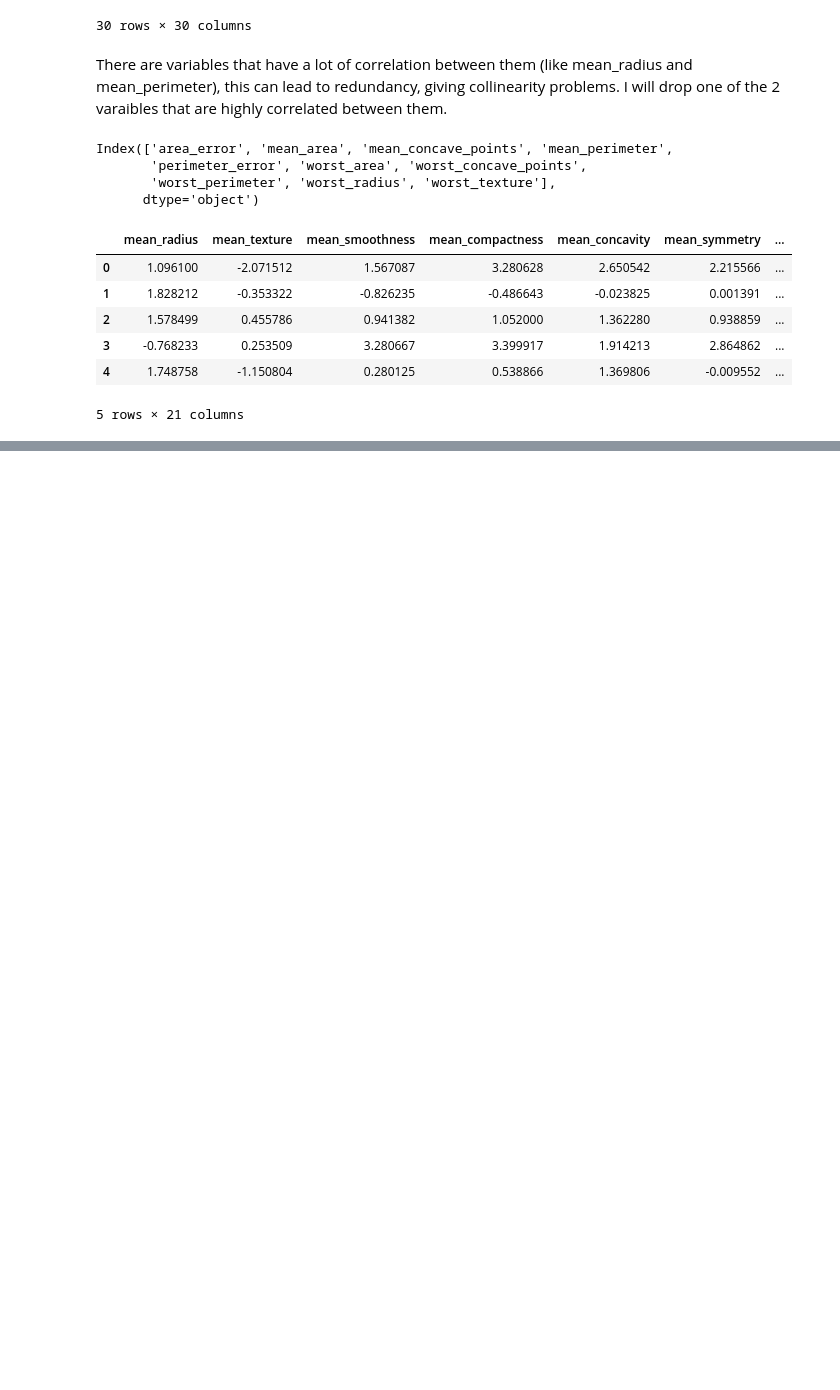
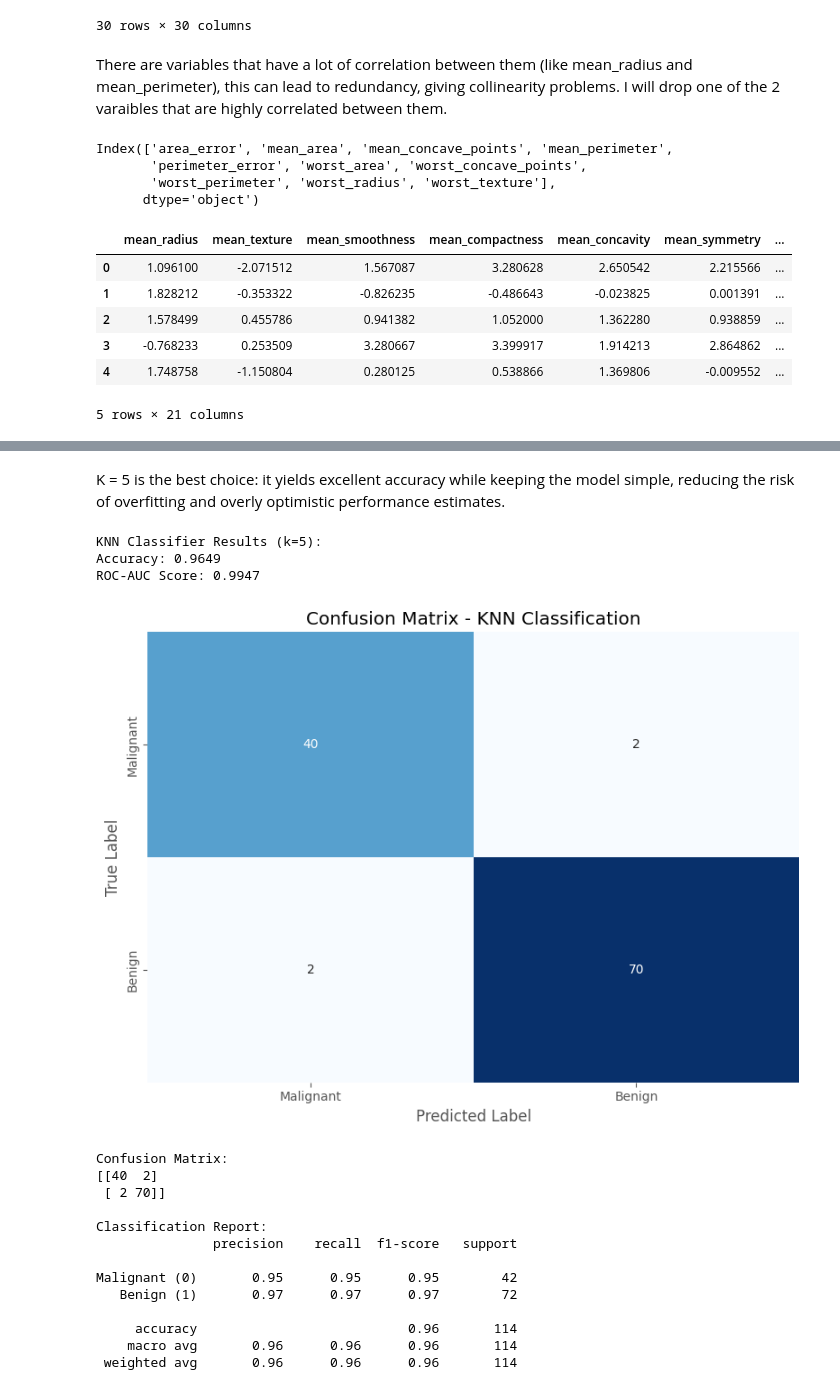
Before and after one commit to Blanqui04/Scientific-Programming-Final-Project---Group-C, a Jupyter notebook: Task1.ipynb, the cells around one changed output, grey strips where cells are left out. Drawn from its saved outputs; the diff is of its cells as text; code cells hidden in the pictures; blank space fills up the shorter version.

```diff
--- a/Task1.ipynb
+++ b/Task1.ipynb
@@ -231,0 +322,56 @@ cleaned_df.head()
+# %% [markdown]
+K = 5 is the best choice: it yields excellent accuracy while keeping the model simple, reducing the risk of overfitting and overly optimistic performance estimates.
+# %%
+# We train the KNN model with k=5
+knn = KNeighborsClassifier(n_neighbors=5)
+knn.fit(X_train, y_train)
+
+y_pred = knn.predict(X_test)
+y_pred_proba = knn.predict_proba(X_test)[:, 1]
+
+# We calculate accuracy as the performance metric
+accuracy = accuracy_score(y_test, y_pred)
+roc_auc = roc_auc_score(y_test, y_pred_proba)
+
+print(f"KNN Classifier Results (k=5):")
+print(f"Accuracy: {accuracy:.4f}")
+print(f"ROC-AUC Score: {roc_auc:.4f}")
+
+# We also do a confusion Matrix
+cm = confusion_matrix(y_test, y_pred)
+
+fig, ax = plt.subplots(figsize=(8, 6))
+sns.heatmap(cm, annot=True, fmt='d', cmap='Blues', cbar=False, ax=ax,
+            xticklabels=['Malignant', 'Benign'],
+            yticklabels=['Malignant', 'Benign'])
+ax.set_ylabel('True Label')
+ax.set_xlabel('Predicted Label')
+ax.set_title('Confusion Matrix - KNN Classification')
+plt.tight_layout()
+plt.show()
+
+print("\nConfusion Matrix:")
+print(cm)
+
+# We do a classification report as summary
+print("\nClassification Report:")
+print(classification_report(y_test, y_pred,
+                          target_names=['Malignant (0)', 'Benign (1)']))
+# %% [output]
+KNN Classifier Results (k=5):
+Accuracy: 0.9649
+ROC-AUC Score: 0.9947
+[figure, added]
+Confusion Matrix:
+[[40  2]
+ [ 2 70]]
+
+Classification Report:
+               precision    recall  f1-score   support
+
+Malignant (0)       0.95      0.95      0.95        42
+   Benign (1)       0.97      0.97      0.97        72
+
+     accuracy                           0.96       114
+    macro avg       0.96      0.96      0.96       114
+ weighted avg       0.96      0.96      0.96       114
```
Also changed, not shown: parts of 8 cells of this notebook.
